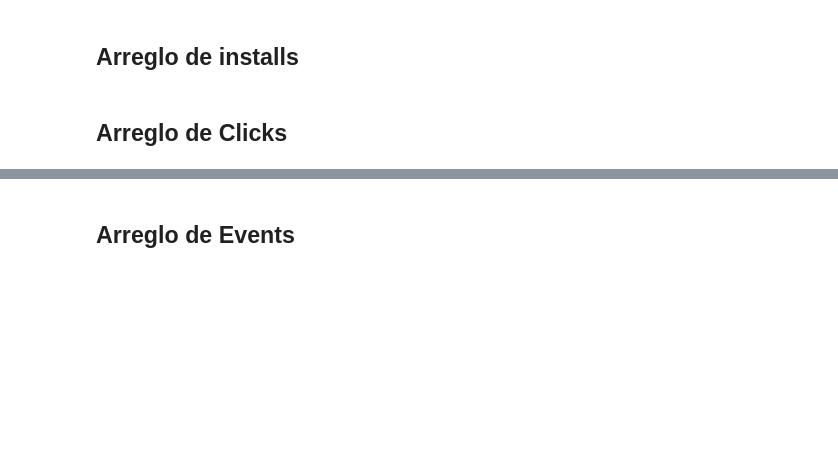
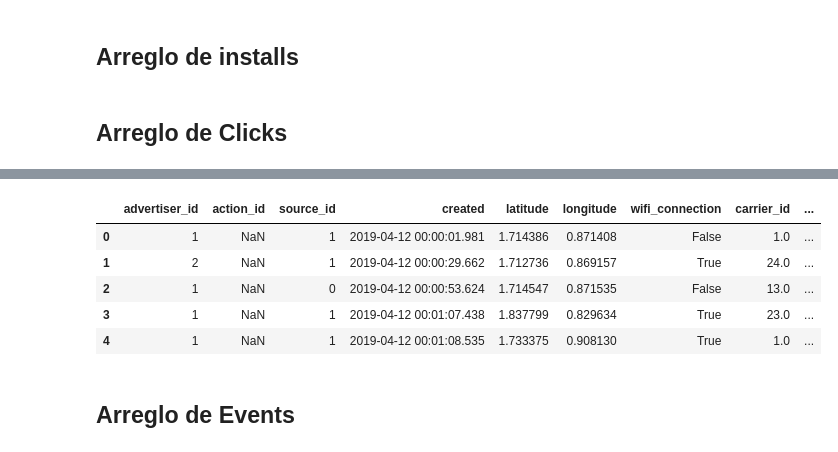
Before and after one commit to gatti2602/7506-datos, a Jupyter notebook: tp2/Manu/Features_2.ipynb, the cells around one changed output, grey strips where cells are left out. Saved outputs shown, nothing was run; the diff lists cells and outputs as text; code cells hidden in the pictures; blank space fills up the shorter version.

```diff
--- a/tp2/Manu/Features_2.ipynb
+++ b/tp2/Manu/Features_2.ipynb
@@ -234,3 +252,12 @@ clicks.isnull().sum()
+# %%
+clicks.head()
+# %% [output]
+|  | advertiser_id | action_id | source_id | created | latitude | longitude | wifi_connection | carrier_id | ... |
+| 0 | 1 | NaN | 1 | 2019-04-12 00:00:01.981 | 1.714386 | 0.871408 | False | 1.0 | ... |
+| 1 | 2 | NaN | 1 | 2019-04-12 00:00:29.662 | 1.712736 | 0.869157 | True | 24.0 | ... |
+| 2 | 1 | NaN | 0 | 2019-04-12 00:00:53.624 | 1.714547 | 0.871535 | False | 13.0 | ... |
+| 3 | 1 | NaN | 1 | 2019-04-12 00:01:07.438 | 1.837799 | 0.829634 | True | 23.0 | ... |
+| 4 | 1 | NaN | 1 | 2019-04-12 00:01:08.535 | 1.733375 | 0.908130 | True | 1.0 | ... |
 # %% [markdown]
 ## Arreglo de Events
 # %%
```
Also changed, not shown: parts of 8 cells of this notebook.
